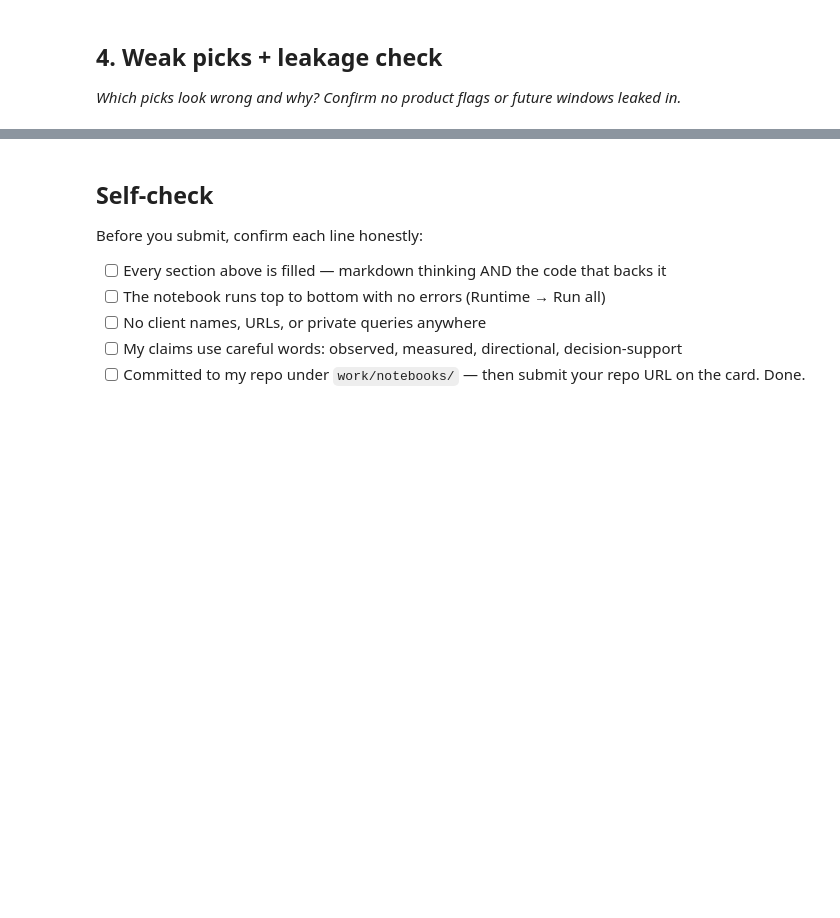
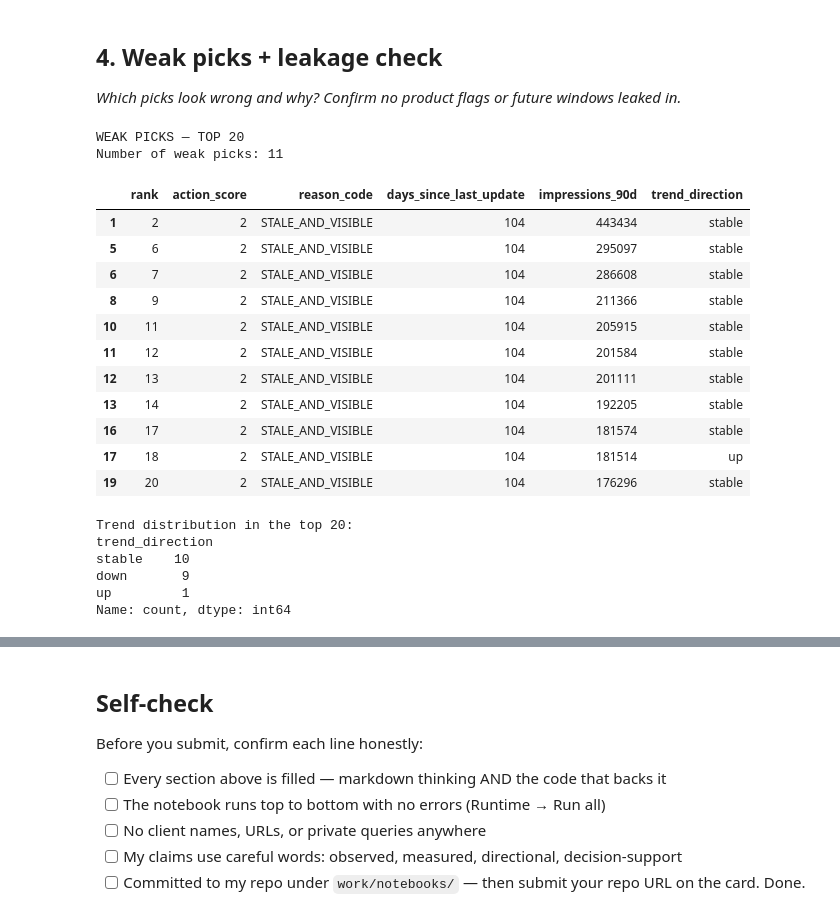
Before and after one commit to StickRift/Rift, a Jupyter notebook: work/notebooks/w04_baseline_score.ipynb, the cells around one changed output, grey strips where cells are left out. Saved outputs shown, nothing was run; the diff lists cells and outputs as text; code cells hidden in the pictures; blank space fills up the shorter version.

```diff
--- a/work/notebooks/w04_baseline_score.ipynb
+++ b/work/notebooks/w04_baseline_score.ipynb
@@ -31,3 +362,48 @@ This skeleton is yours to fill. Work the sections **in order** — each one has
 ## 4. Weak picks + leakage check
 
 *Which picks look wrong and why? Confirm no product flags or future windows leaked in.*
+# %%
+# Identify high-scoring pages that are not showing a downward trend
+weak_picks = top20[
+    top20["trend_direction"] != "down"
+].copy()
+
+print("WEAK PICKS — TOP 20")
+print("Number of weak picks:", len(weak_picks))
+
+display(
+    weak_picks[
+        [
+            "rank",
+            "action_score",
+            "reason_code",
+            "days_since_last_update",
+            "impressions_90d",
+            "trend_direction"
+        ]
+    ]
+)
+
+print("\nTrend distribution in the top 20:")
+print(top20["trend_direction"].value_counts())
+# %% [output]
+WEAK PICKS — TOP 20
+Number of weak picks: 11
+|  | rank | action_score | reason_code | days_since_last_update | impressions_90d | trend_direction |
+| 1 | 2 | 2 | STALE_AND_VISIBLE | 104 | 443434 | stable |
+| 5 | 6 | 2 | STALE_AND_VISIBLE | 104 | 295097 | stable |
+| 6 | 7 | 2 | STALE_AND_VISIBLE | 104 | 286608 | stable |
+| 8 | 9 | 2 | STALE_AND_VISIBLE | 104 | 211366 | stable |
+| 10 | 11 | 2 | STALE_AND_VISIBLE | 104 | 205915 | stable |
+| 11 | 12 | 2 | STALE_AND_VISIBLE | 104 | 201584 | stable |
+| 12 | 13 | 2 | STALE_AND_VISIBLE | 104 | 201111 | stable |
+| 13 | 14 | 2 | STALE_AND_VISIBLE | 104 | 192205 | stable |
+| 16 | 17 | 2 | STALE_AND_VISIBLE | 104 | 181574 | stable |
+| 17 | 18 | 2 | STALE_AND_VISIBLE | 104 | 181514 | up |
+| 19 | 20 | 2 | STALE_AND_VISIBLE | 104 | 176296 | stable |
+Trend distribution in the top 20:
+trend_direction
+stable    10
+down       9
+up         1
+Name: count, dtype: int64
```
Also changed, not shown: parts of 12 cells of this notebook.
